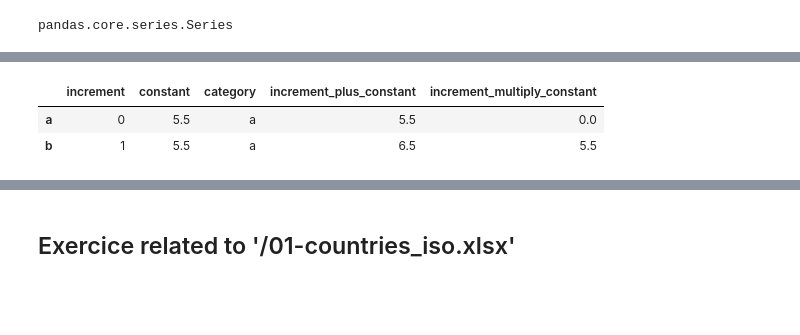
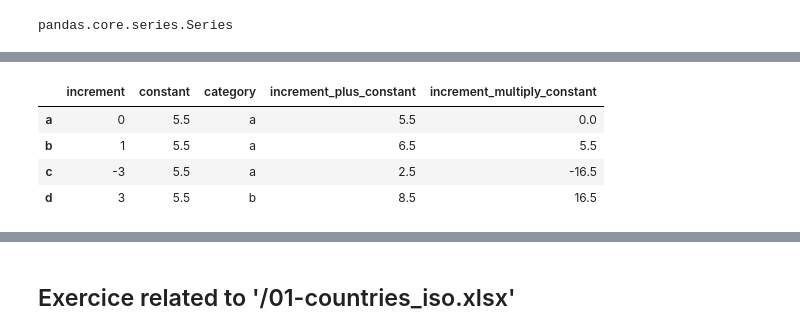
Before and after one commit to cedricguilmin/datamining, a Jupyter notebook: 10_Pandas_discovery_solutions.ipynb, the cells around one changed output, grey strips where cells are left out. Drawn from its saved outputs; the diff is of its cells as text; code cells hidden in the pictures; blank space fills up the shorter version.

```diff
--- a/10_Pandas_discovery_solutions.ipynb
+++ b/10_Pandas_discovery_solutions.ipynb
@@ -231,11 +234,13 @@ pandas_dataframe.head()
 | e | 4 | 5.5 | c | 9.5 | 22.0 |
 # %%
 # you can specify the number of records to be shown if default at 5 does not fit your needs
-pandas_dataframe.head(2)
+pandas_dataframe.head(4)
 # %% [output]
 |  | increment | constant | category | increment_plus_constant | increment_multiply_constant |
 | a | 0 | 5.5 | a | 5.5 | 0.0 |
 | b | 1 | 5.5 | a | 6.5 | 5.5 |
+| c | -3 | 5.5 | a | 2.5 | -16.5 |
+| d | 3 | 5.5 | b | 8.5 | 16.5 |
 # %%
 # describe is a quick way to already build some quick statistics
 # documentation: https://pandas.pydata.org/docs/reference/api/pandas.DataFrame.describe.html
```
Also changed, not shown: parts of 17 cells of this notebook.
